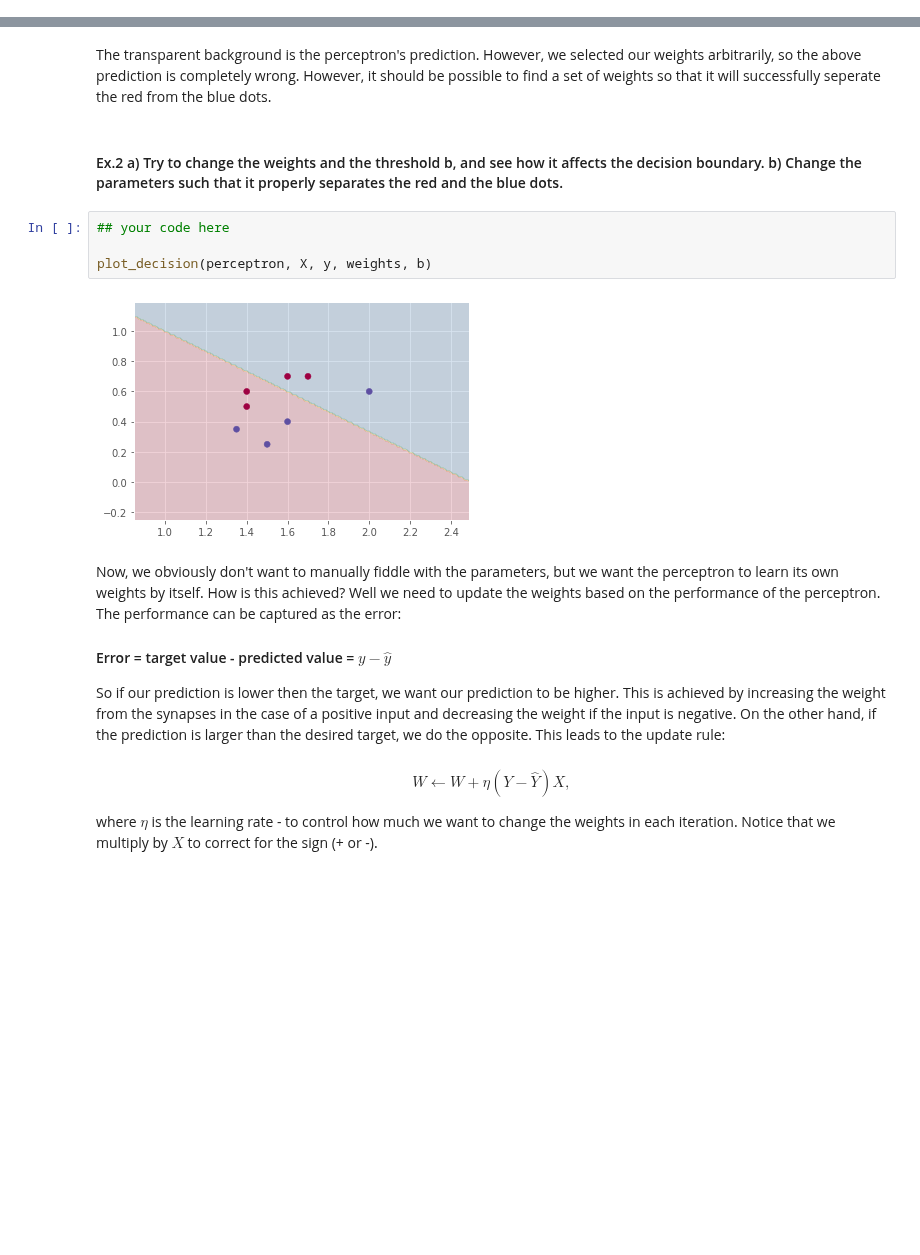
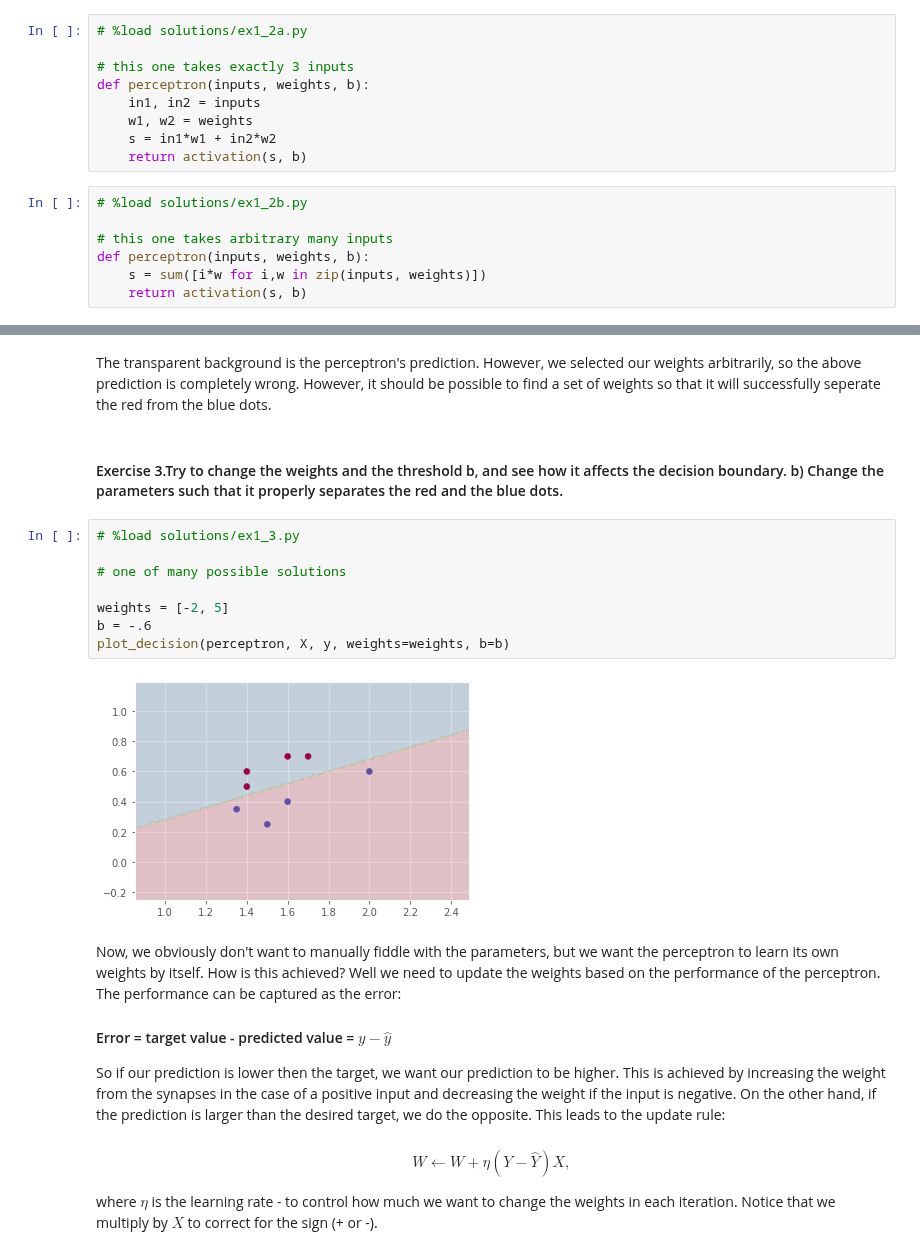
Before and after one commit to oercompbiomed/CBM101, a Jupyter notebook: H_Neural_Networks/1_Introduction_to_Neural_Networks.ipynb, the cells around one changed output, grey strips where cells are left out. Saved outputs shown, nothing was run; the diff lists cells and outputs as text; blank space fills up the shorter version.

Commit message:
fixed bugs, added solutions, minor modificaitons

```diff
--- a/H_Neural_Networks/1_Introduction_to_Neural_Networks.ipynb
+++ b/H_Neural_Networks/1_Introduction_to_Neural_Networks.ipynb
@@ -66,3 +69,19 @@ Simple right? Now, see if you can do the following:
+# %%
+# %load solutions/ex1_2a.py
+
+# this one takes exactly 3 inputs
+def perceptron(inputs, weights, b):
+    in1, in2 = inputs
+    w1, w2 = weights
+    s = in1*w1 + in2*w2
+    return activation(s, b)
+# %%
+# %load solutions/ex1_2b.py
+
+# this one takes arbitrary many inputs
+def perceptron(inputs, weights, b):
+    s = sum([i*w for i,w in zip(inputs, weights)])
+    return activation(s, b)
 # %% [markdown]
 So what's so special about this artificial neuron? Suppose we have the following dataset from a fishing trip, by recording the weight and length for cod and haddock. We represent the class as either a 1 (cod) or 0 (haddock).
 # %%
@@ -133,13 +152,17 @@ plot_decision(perceptron, X, y, weights=weights, b=b)
 # %% [markdown]
 The transparent background is the perceptron's prediction. However, we selected our weights arbitrarily, so the above prediction is completely wrong. However, it should be possible to find a set of weights so that it will successfully seperate the red from the blue dots.
 # %% [markdown]
-#### Ex.2 a) Try to change the weights and the threshold b, and see how it affects the decision boundary. b) Change the parameters such that it properly separates the red and the blue dots.
+#### Exercise 3.Try to change the weights and the threshold b, and see how it affects the decision boundary. b) Change the parameters such that it properly separates the red and the blue dots.
-# %%
-## your code here
-
-plot_decision(perceptron, X, y, weights, b)
-# %% [output]
-[figure, removed]
+# %%
+# %load solutions/ex1_3.py
+
+# one of many possible solutions
+
+weights = [-2, 5]
+b = -.6
+plot_decision(perceptron, X, y, weights=weights, b=b)
+# %% [output]
+[figure, added]
 # %% [markdown]
 Now, we obviously don't want to manually fiddle with the parameters, but we want the perceptron to learn its own weights by itself. How is this achieved? Well we need to update the weights based on the performance of the perceptron. The performance can be captured as the error:
 #### Error = target value - predicted value = $ y - \hat y $
```
Also changed, not shown: parts of 57 cells of this notebook.
